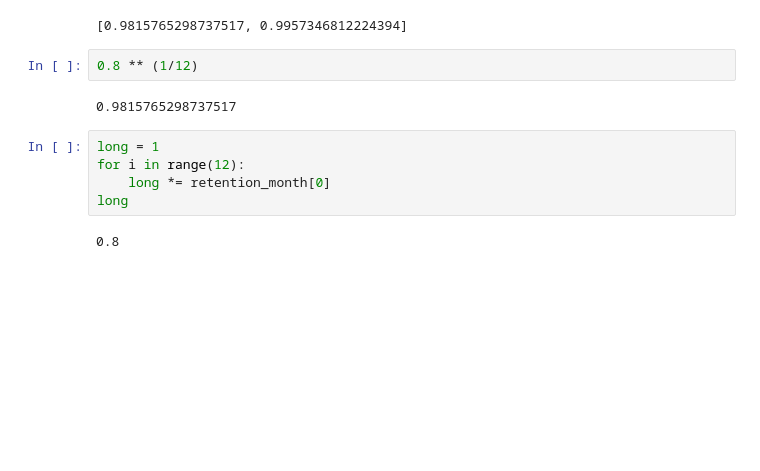
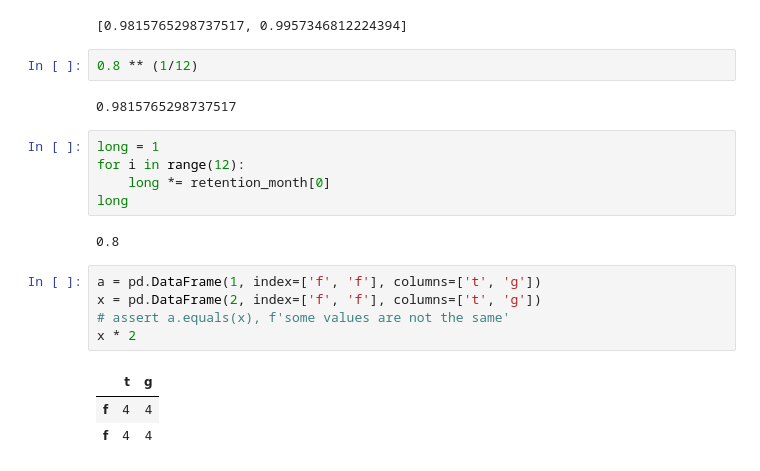
Before and after one commit to afairi-yifan/Simulation_UW, a Jupyter notebook: testJupyter.ipynb, the cells around one changed output. Saved outputs shown, nothing was run; the diff lists cells and outputs as text; blank space fills up the shorter version.

```diff
--- a/testJupyter.ipynb
+++ b/testJupyter.ipynb
@@ -365,3 +356,12 @@ for i in range(12):
 long
 # %% [output]
 0.8
+# %%
+a = pd.DataFrame(1, index=['f', 'f'], columns=['t', 'g'])
+x = pd.DataFrame(2, index=['f', 'f'], columns=['t', 'g'])
+# assert a.equals(x), f'some values are not the same'
+x * 2
+# %% [output]
+|  | t | g |
+| f | 4 | 4 |
+| f | 4 | 4 |
```
Also changed, not shown: parts of 2 cells of this notebook, 4 other files.
